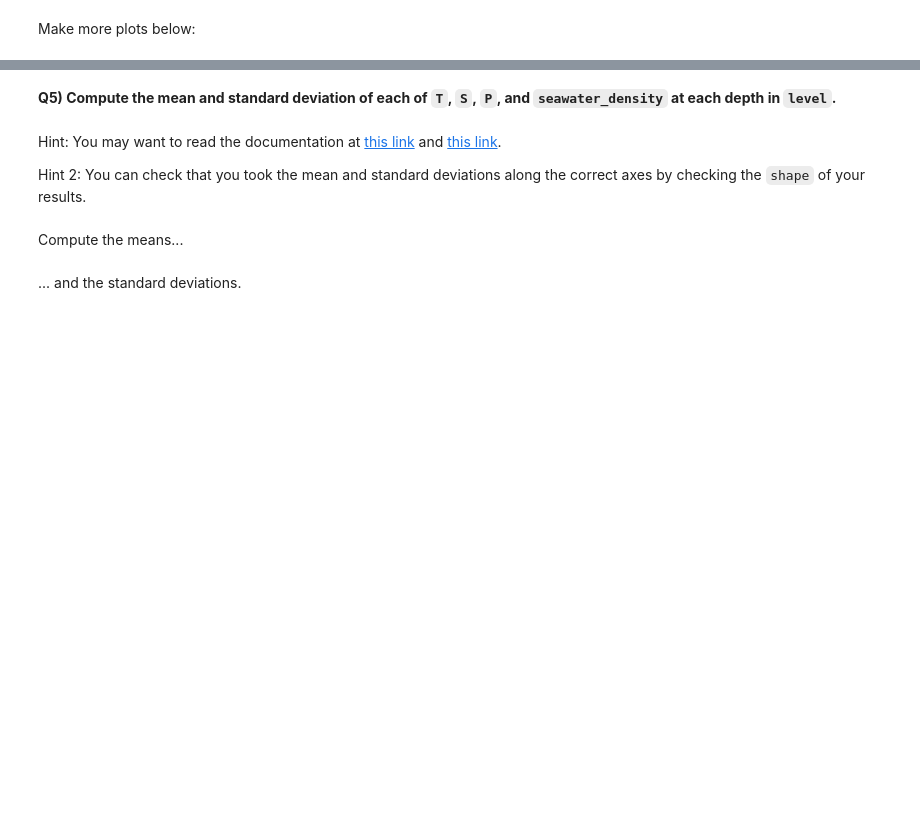
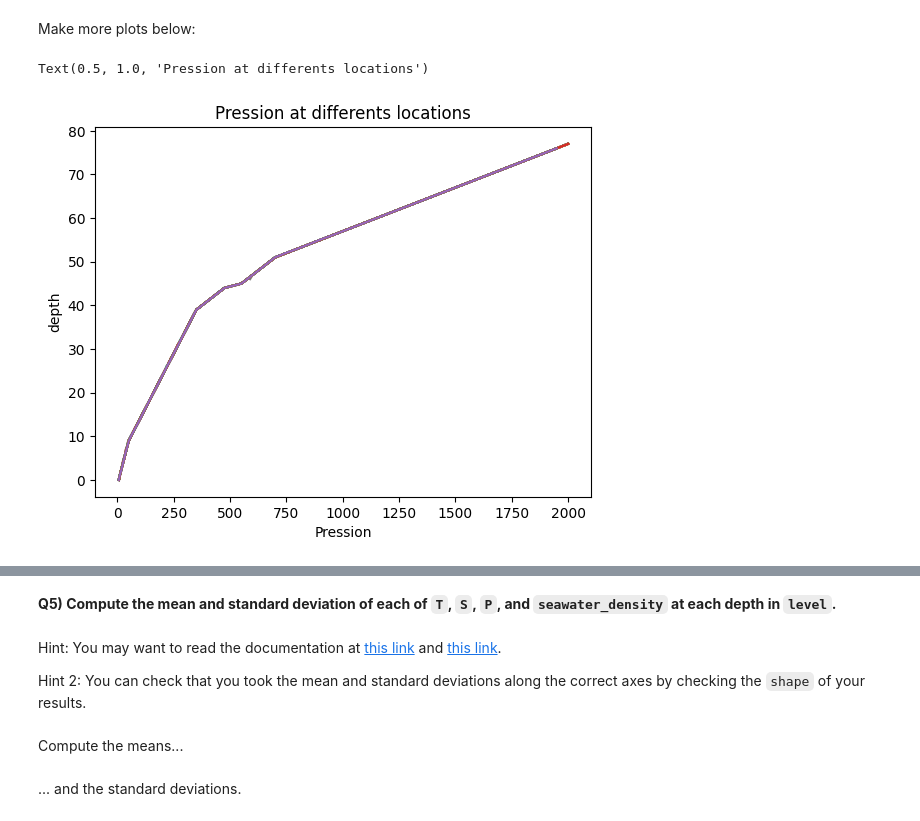
Before and after one commit to Stickyboy69/2023_Intro_Python, a Jupyter notebook: W2_S1.ipynb, the cells around one changed output, grey strips where cells are left out. Saved outputs shown, nothing was run; the diff lists cells and outputs as text; code cells hidden in the pictures; blank space fills up the shorter version.

```diff
--- a/W2_S1.ipynb
+++ b/W2_S1.ipynb
@@ -66,9 +76,9 @@ Display the names of the items in files here
 files
 T = np.load(files[2])
 S = np.load(files[5])
-P = np.load(files[0])
-date = np.load(files[6])
-lat = np.load(files[4])
+P = np.load(files[4])
+date = np.load(files[0])
+lat = np.load(files[6])
 lon = np.load(files[3])
 level = np.load(files[1])
 # %% [markdown]
@@ -229,2 +240,13 @@ plt.title(___)
 # %% [markdown]
 Make more plots below:
+# %%
+
+
+
+plt.plot(P,level); # The semi-colon prevents printing the line objects
+plt.xlabel('Pression') # Takes a string as argument
+plt.ylabel('depth')
+plt.title('Pression at differents locations')
+# %% [output]
+Text(0.5, 1.0, 'Pression at differents locations')
+[figure, added]
```
Also changed, not shown: parts of 16 cells of this notebook.
